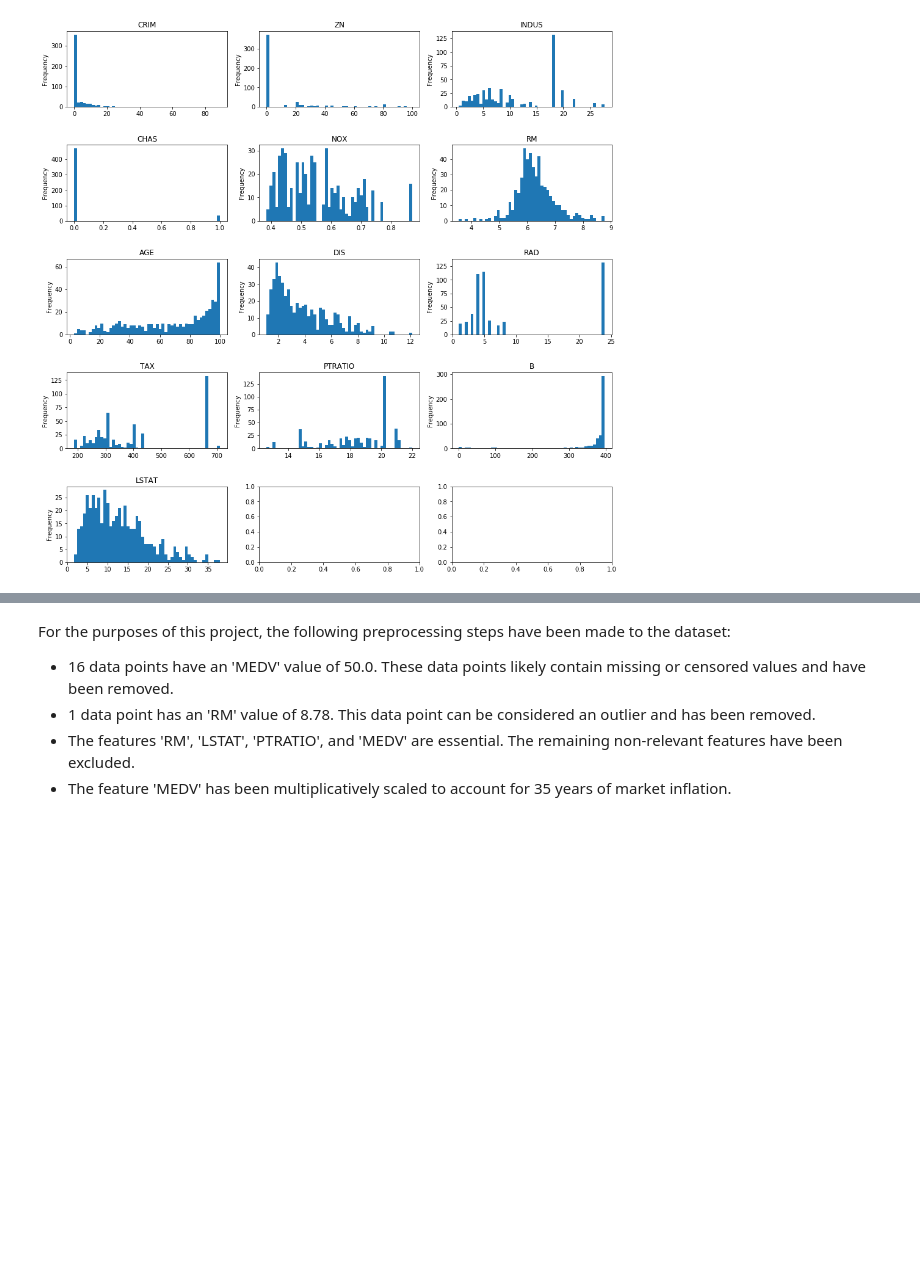
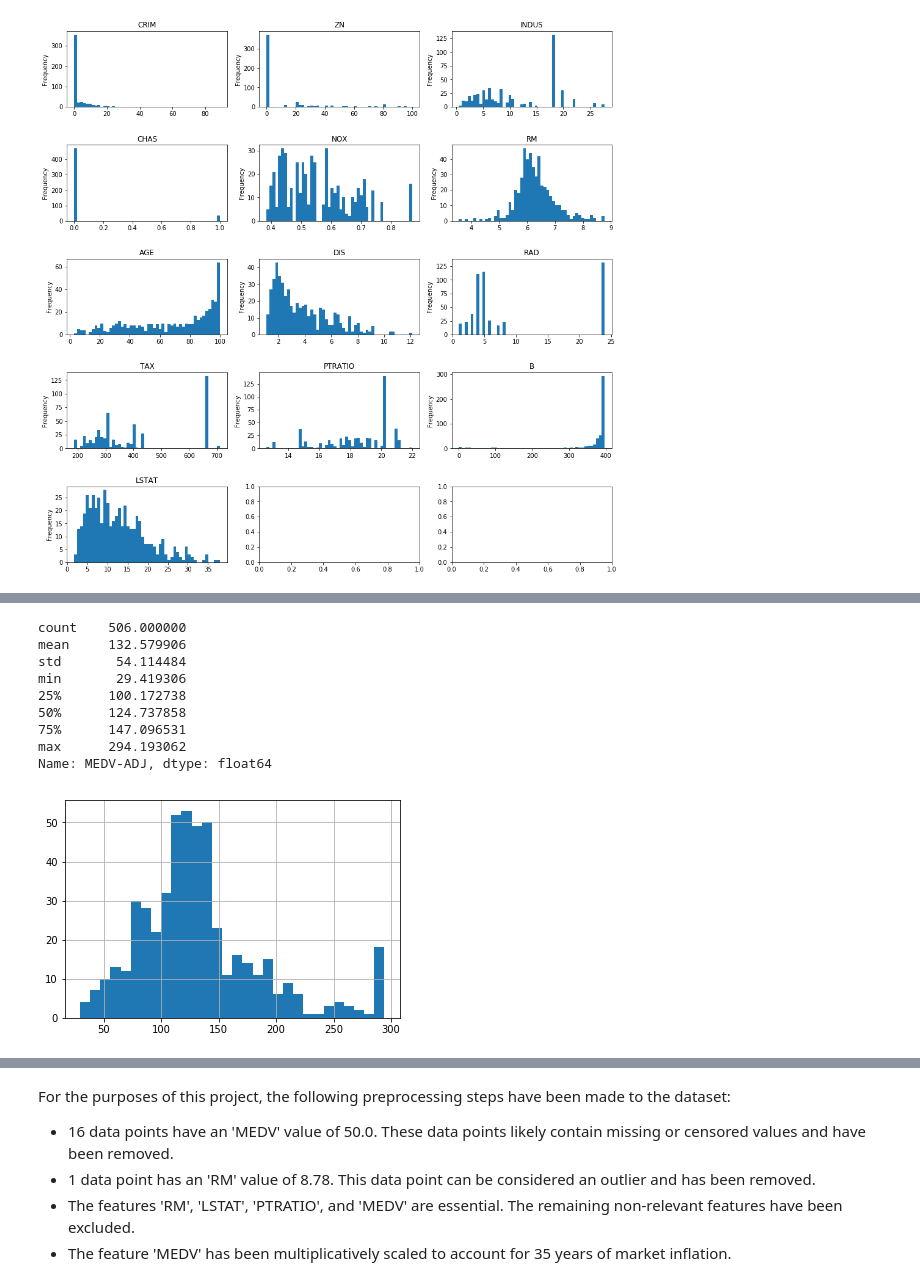
Before and after one commit to Tashwini12/Boston-Housing, a Jupyter notebook: boston_housing.ipynb, the cells around one changed output, grey strips where cells are left out. Cells and saved outputs as stored; diff of their text form; code cells hidden in the pictures; blank space fills up the shorter version.

```diff
--- a/boston_housing.ipynb
+++ b/boston_housing.ipynb
@@ -192,0 +199,13 @@ Not so with 'DIS' (weight distance to 5 Boston employment centers). It looks to
+# %%
+prices.hist(bins=30);prices.describe()
+# %% [output]
+count    506.000000
+mean     132.579906
+std       54.114484
+min       29.419306
+25%      100.172738
+50%      124.737858
+75%      147.096531
+max      294.193062
+Name: MEDV-ADJ, dtype: float64
+[figure, added]
```
Also changed, not shown: parts of 11 cells of this notebook.
